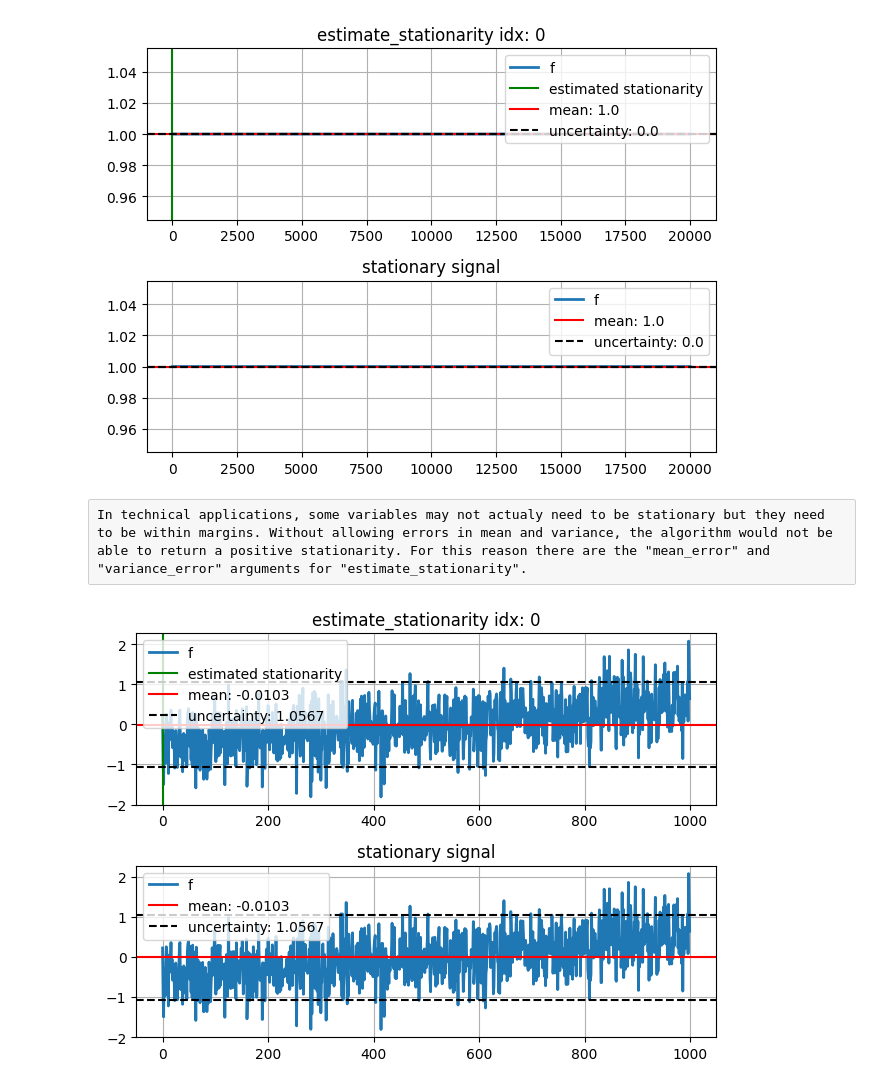
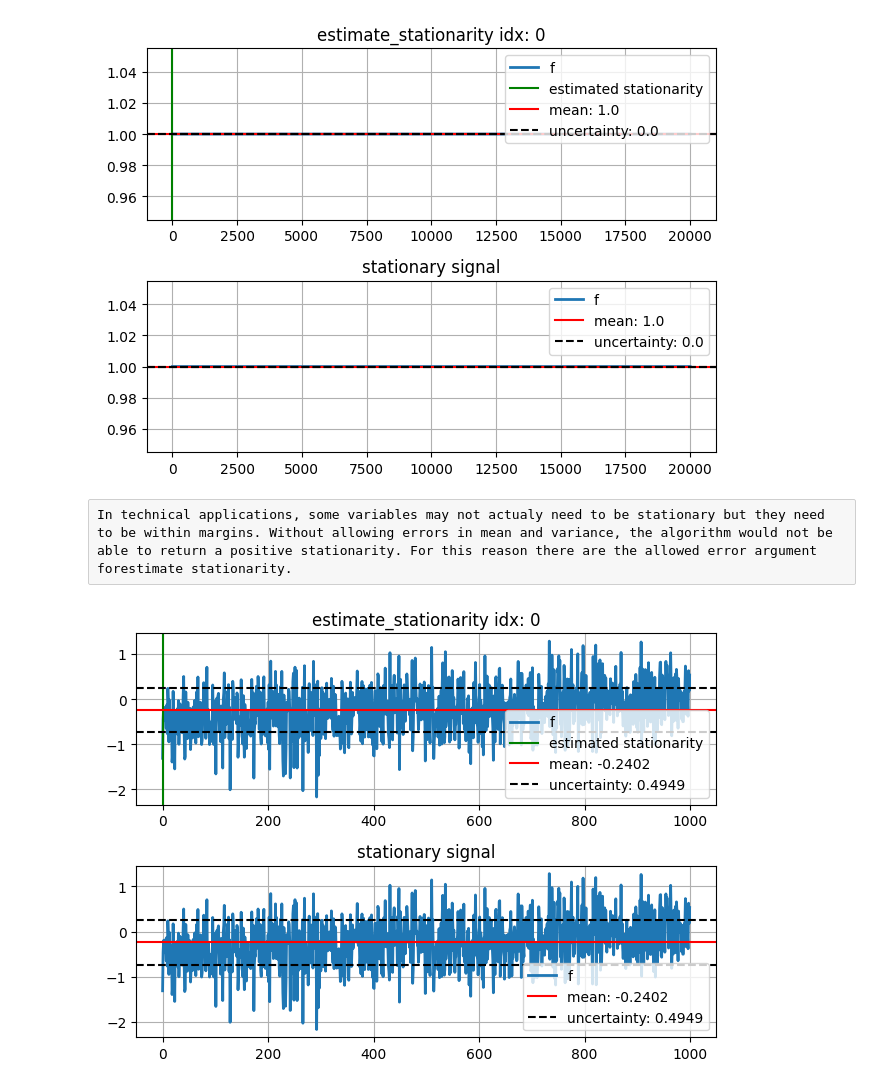
Before and after one commit to MaNyh/NTRfC, a Jupyter notebook: examples/check_timeseries_stationarity.ipynb, the cells around one changed output. Cells and saved outputs as stored; diff of their text form; code cells hidden in the pictures.

```diff
--- a/examples/check_timeseries_stationarity.ipynb
+++ b/examples/check_timeseries_stationarity.ipynb
@@ -295,14 +294,14 @@ plot_estimate(timesteps, values_stationary, stationary_timestep,mean_uncertainty
 # %% [output]
 [figure]
 # %% [raw]
-In technical applications, some variables may not actualy need to be stationary but they need to be within margins. Without allowing errors in mean and variance, the algorithm would not be able to return a positive stationarity. For this reason there are the "mean_error" and "variance_error" arguments for "estimate_stationarity".
+In technical applications, some variables may not actualy need to be stationary but they need to be within margins. Without allowing errors in mean and variance, the algorithm would not be able to return a positive stationarity. For this reason there are the allowed error argument forestimate stationarity.
 # %%
 res = 1000
-ramplitude = 1
+ramplitude = 0.5
 values = np.random.normal(-0.5, 0.5, res)+np.linspace(0,ramplitude,res)
-stationary_timestep ,_,mean_uncertainty= estimate_stationarity(values,mean_error=3)
+stationary_timestep ,_,mean_uncertainty= estimate_stationarity(values,allowed_error=1)
 timesteps = np.arange(0,res)
 
 plot_estimate(timesteps, values, stationary_timestep,mean_uncertainty)
 # %% [output]
-[figure, old version]
+[figure, new version]
```
Also changed, not shown: parts of 11 cells of this notebook, 9 other files.
